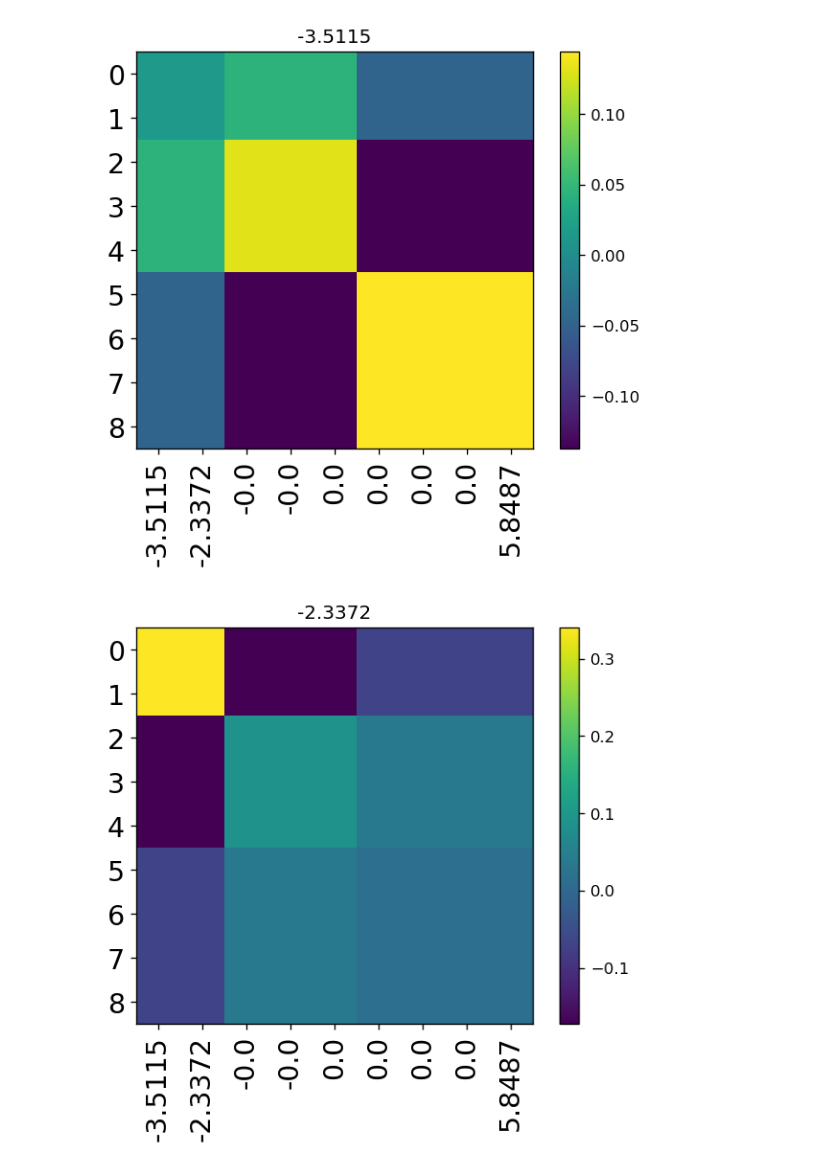
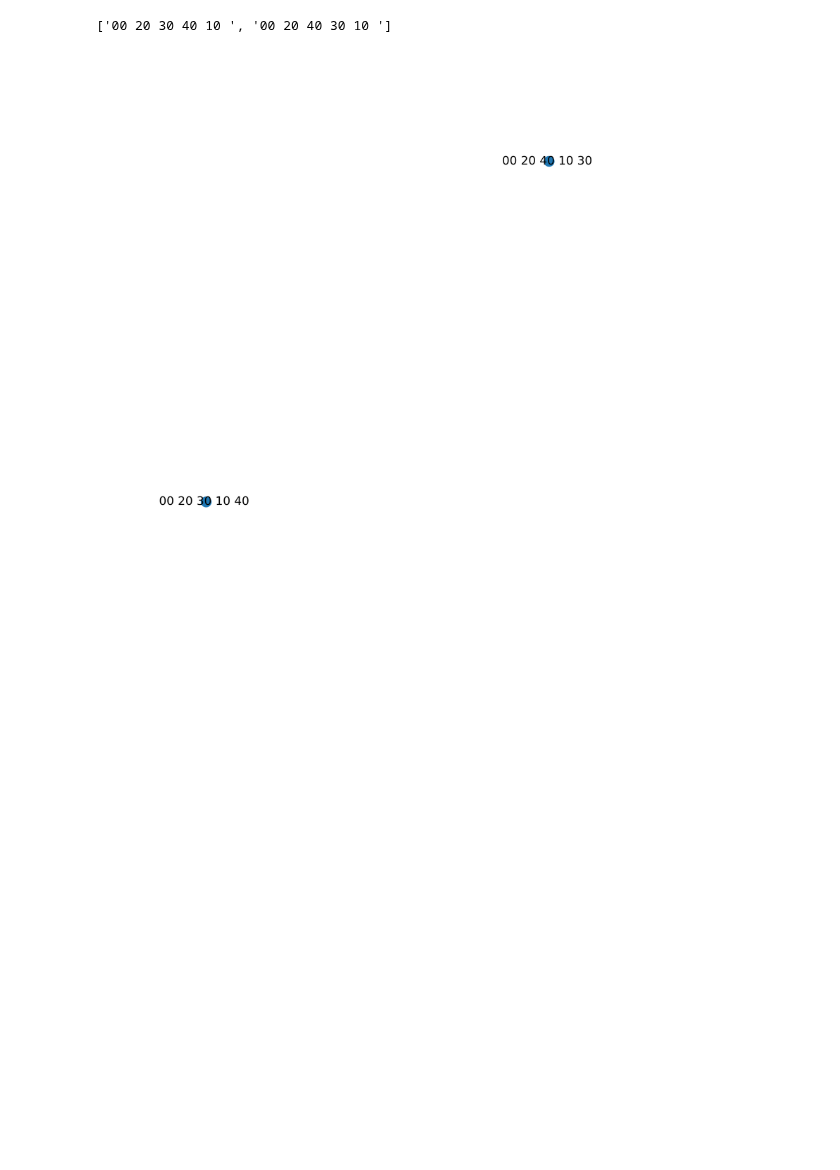
Before and after one commit to blake-holman/ED_Adversaries, a Jupyter notebook: Relative.ipynb, the cells around one changed output. Saved outputs shown, nothing was run; the diff lists cells and outputs as text; code cells hidden in the pictures; blank space fills up the shorter version.

```diff
--- a/Relative.ipynb
+++ b/Relative.ipynb
@@ -371,17 +421,28 @@ def unitary_implementation(problem_mats):
 # %%
-n= 4
+n=5
 m=1
+print('getting special cycles')
 cycles, assignment, preimage_dict = get_special_cycles(n, m)
-oracles = get_oracles(cycles, cycle_oracle)
-diffs = get_oracle_diffs(oracles)
-problem_mask = mask_maker(assignment, preimage_dict)
+# print('len1', len(cycles))
+# np.random.shuffle(cycles)
+# cycles = cycles[:len(cycles)//10]
+print('len', len(cycles))
+# oracles = get_oracles(cycles, cycle_oracle)
+print('diffs')
+# diffs = get_oracle_diffs(oracles)
+print('mask')
+# problem_mask = mask_maker(assignment, preimage_dict)
+print('cycle_labels')
+cycle_labels = [to_str(cycle) for cycle in cycles]
+better_labels = [' '.join(label[i:i+2] for i in range(0,len(label)+1, 2)) for label in cycle_labels]
 
-cycle_labels = [to_str(cycle) for cycle in cycles]
-diff_labels = list(product(cycle_labels, product(range(n), range(m))))
+print('diff_labels')
+# print(cycle_labels)
+# diff_labels = list(product(cycle_labels, product(range(n), range(m))))
 # visualize(diffs, (diff_labels, diff_labels))
 # visualize(problem_mask, (cycle_labels, cycle_labels))
 # Lambda, Y, W = relative_hadamard_norm_max(problem_mask, diffs, problem_mask.shape[0], uni=True)
-# visualize(Lambda, [cycle_labels]*2, complex=True)
-# visualize(Y,[cycle_labels]*2, complex=T)
-# visualize(W, [diff_labels]*2, complex=True)
+# visualize(np.real(Lambda), [better_labels]*2)
+# visualize(np.real(Y),[better_labels]*2)
+# visualize(np.real(W), [diff_labels]*2)
 # %% [output]
@@ -475,5 +576,17 @@ print(np.linalg.eigvalsh(A))
 # %%
-visualize_outers(A)
+# most_common_neigh = 3
+# print(common_neigh)
+common_neigh = nx.common_neighbors(G, *pairs[most_common_neigh])
+plt.margins(x=0.3,y=.3)
+fig = plt.gcf()
+fig.set_size_inches(10, 10)
+# print(pairs[most_common_neigh])
+# print(list(G.neighbors(pairs[most_common_neigh][0])))
+# print(list(G.neighbors(pairs[most_common_neigh][1])))
+print(pairs[most_common_neigh])
+S = nx.induced_subgraph(G, list(common_neigh) )
+# print(cycles[c])
+nx.draw(S, with_labels=True, pos=nx.shell_layout(S), node_size=100)
 # %% [output]
+['00 20 30 40 10 ', '00 20 40 30 10 ']
-[figure, old version]
+[figure, new version]
-[figure, removed]
```
Also changed, not shown: parts of 11 cells of this notebook, 3 other files.
